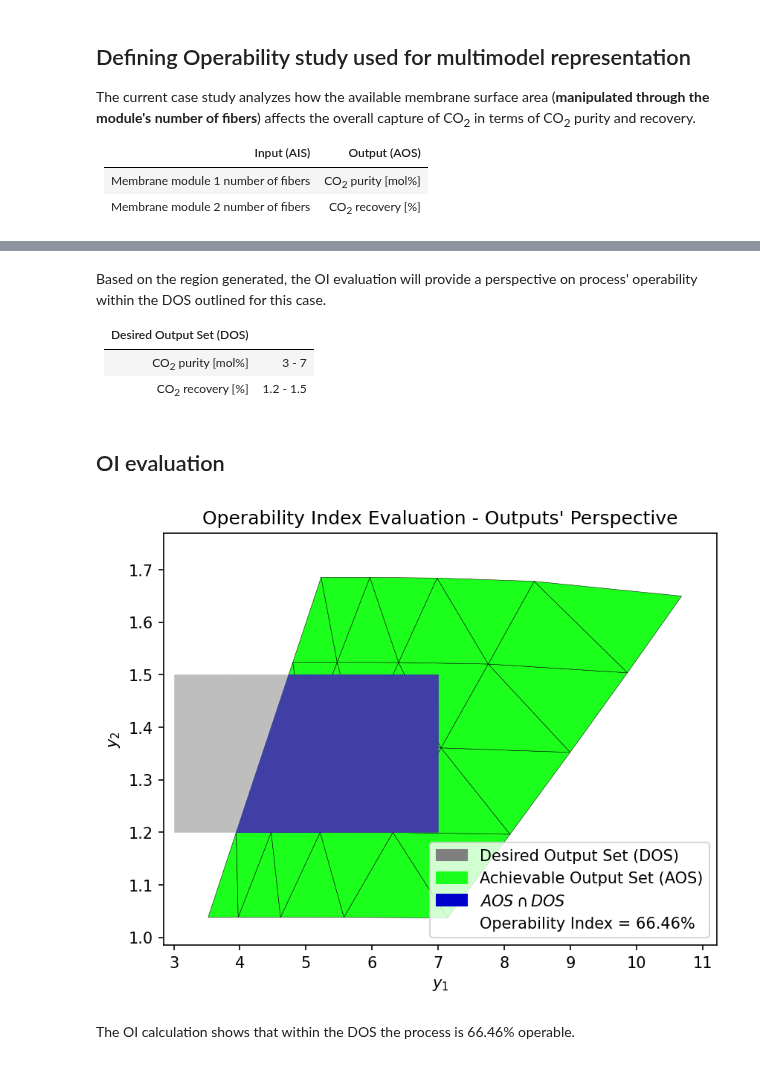
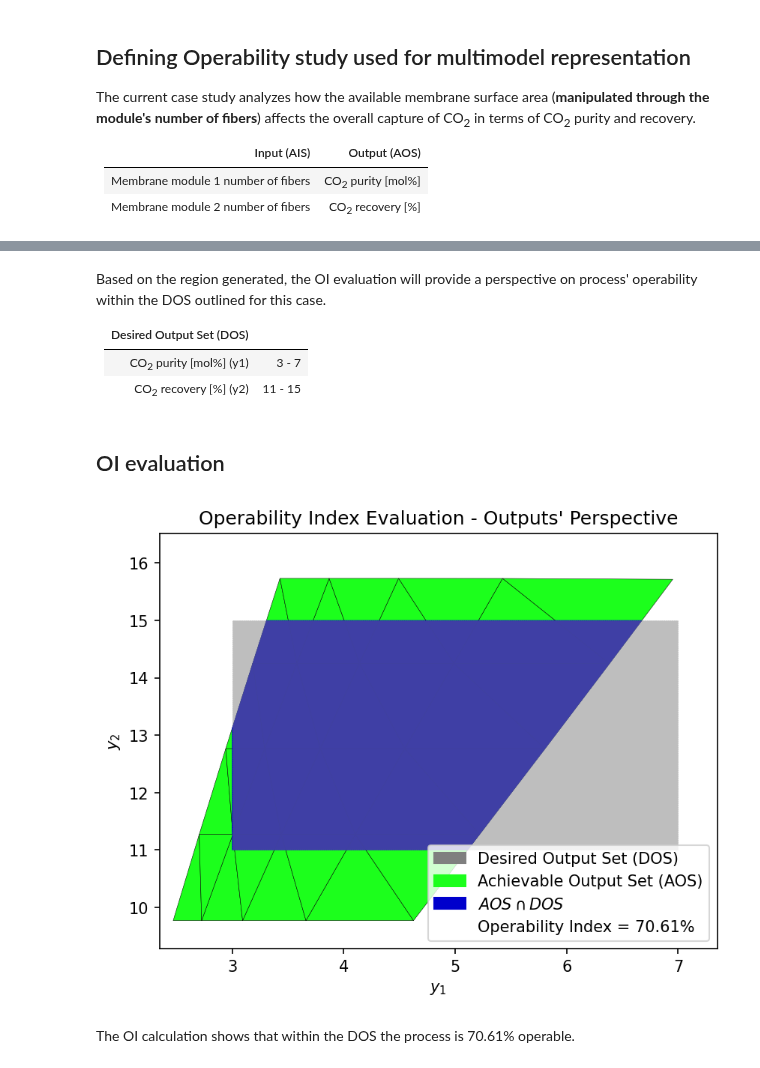
Before and after one commit to CODES-group/opyrability, a Jupyter notebook: docs/examples_gallery/APSandOpyrability.ipynb, the cells around one changed output, grey strips where cells are left out. Cells and saved outputs as stored; diff of their text form; code cells hidden in the pictures.

```diff
--- a/docs/examples_gallery/APSandOpyrability.ipynb
+++ b/docs/examples_gallery/APSandOpyrability.ipynb
@@ -334,15 +334,15 @@ Based on the region generated, the OI evaluation will provide a perspective on p
 
 | Desired Output Set (DOS)   |                            |
 |---------------------------|------------------------------|
-| CO<sub>2</sub> purity [mol%] | 3 - 7 |
-| CO<sub>2</sub> recovery [%]    | 1.2 - 1.5  |
+| CO<sub>2</sub> purity [mol%] (y1) | 3 - 7 |
+| CO<sub>2</sub> recovery [%]  (y2)  | 11 - 15  |
 # %% [markdown]
 <h2> OI evaluation </h2>
 # %%
 DOS_bounds =  np.array([[3, 7],
-                            [1.2, 1.5]])
+                            [11, 15]])
 OI = OI_eval(AOS_reg, DOS_bounds)
 # %% [output]
-[figure, old version]
+[figure, new version]
 # %% [markdown]
-The OI calculation shows that within the DOS the process is 66.46% operable.
+The OI calculation shows that within the DOS the process is 70.61% operable.
```
Also changed, not shown: parts of 2 cells of this notebook, 1 other file.
